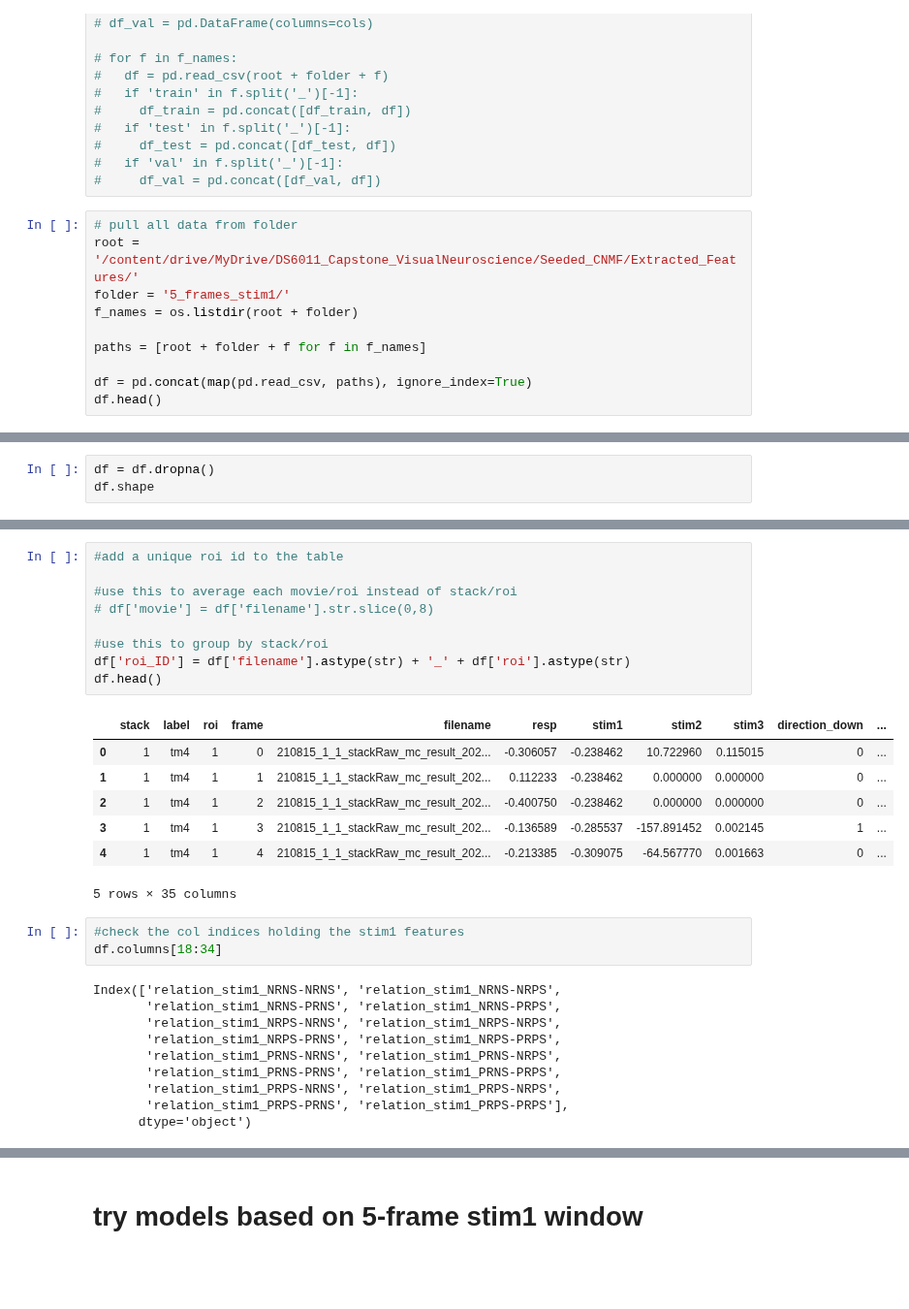
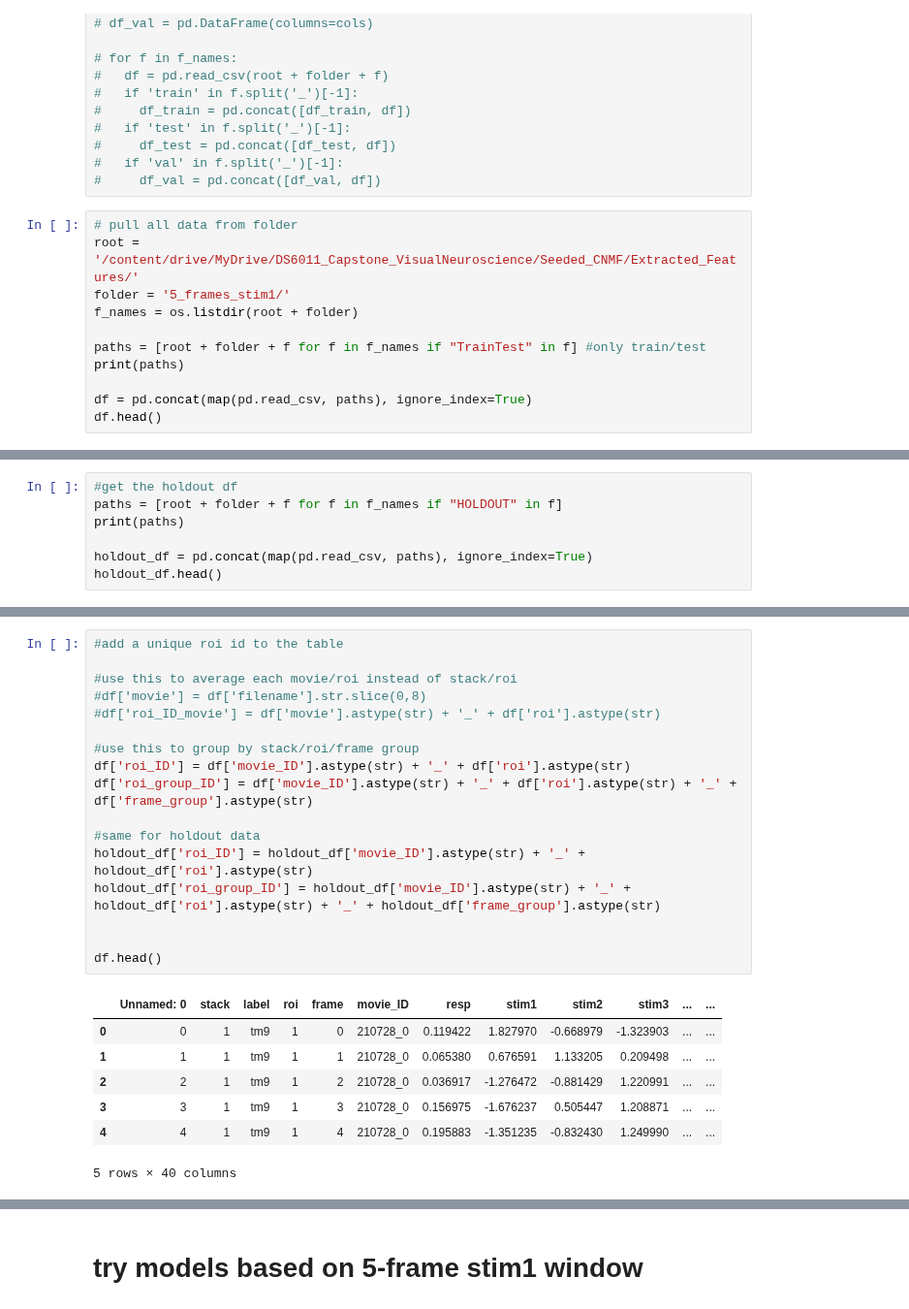
Before and after one commit to laurenneal/capstone-visual-neuroscience, a Jupyter notebook: scikit_test_v2.ipynb, the cells around one changed output, grey strips where cells are left out. Shown at 97% size. Saved outputs shown, nothing was run; the diff lists cells and outputs as text; blank space fills up the shorter version.

```diff
--- a/scikit_test_v2.ipynb
+++ b/scikit_test_v2.ipynb
@@ -58,7 +58,8 @@ root = '/content/drive/MyDrive/DS6011_Capstone_VisualNeuroscience/Seeded_CNMF/Ex
 folder = '5_frames_stim1/'
 f_names = os.listdir(root + folder)
 
-paths = [root + folder + f for f in f_names]
+paths = [root + folder + f for f in f_names if "TrainTest" in f] #only train/test
+print(paths)
 
 df = pd.concat(map(pd.read_csv, paths), ignore_index=True)
 df.head()
@@ -77,3 +74,0 @@ df.shape # 6 million records
-# %%
-df = df.dropna()
-df.shape
@@ -81,0 +75,7 @@ df.shape
+# %%
+#get the holdout df
+paths = [root + folder + f for f in f_names if "HOLDOUT" in f]
+print(paths)
+
+holdout_df = pd.concat(map(pd.read_csv, paths), ignore_index=True)
+holdout_df.head()
@@ -82,30 +105,25 @@ df.shape
 # %%
 #add a unique roi id to the table
 
 #use this to average each movie/roi instead of stack/roi
-# df['movie'] = df['filename'].str.slice(0,8)
+#df['movie'] = df['filename'].str.slice(0,8)
+#df['roi_ID_movie'] = df['movie'].astype(str) + '_' + df['roi'].astype(str)
 
-#use this to group by stack/roi
-df['roi_ID'] = df['filename'].astype(str) + '_' + df['roi'].astype(str)
+#use this to group by stack/roi/frame group
+df['roi_ID'] = df['movie_ID'].astype(str) + '_' + df['roi'].astype(str)
+df['roi_group_ID'] = df['movie_ID'].astype(str) + '_' + df['roi'].astype(str) + '_' + df['frame_group'].astype(str)
+
+#same for holdout data
+holdout_df['roi_ID'] = holdout_df['movie_ID'].astype(str) + '_' + holdout_df['roi'].astype(str)
+holdout_df['roi_group_ID'] = holdout_df['movie_ID'].astype(str) + '_' + holdout_df['roi'].astype(str) + '_' + holdout_df['frame_group'].astype(str)
+
+
 df.head()
 # %% [output]
-|  | stack | label | roi | frame | filename | resp | stim1 | stim2 | stim3 | direction_down | ... |
-| 0 | 1 | tm4 | 1 | 0 | 210815_1_1_stackRaw_mc_result_202... | -0.306057 | -0.238462 | 10.722960 | 0.115015 | 0 | ... |
-| 1 | 1 | tm4 | 1 | 1 | 210815_1_1_stackRaw_mc_result_202... | 0.112233 | -0.238462 | 0.000000 | 0.000000 | 0 | ... |
-| 2 | 1 | tm4 | 1 | 2 | 210815_1_1_stackRaw_mc_result_202... | -0.400750 | -0.238462 | 0.000000 | 0.000000 | 0 | ... |
-| 3 | 1 | tm4 | 1 | 3 | 210815_1_1_stackRaw_mc_result_202... | -0.136589 | -0.285537 | -157.891452 | 0.002145 | 1 | ... |
-| 4 | 1 | tm4 | 1 | 4 | 210815_1_1_stackRaw_mc_result_202... | -0.213385 | -0.309075 | -64.567770 | 0.001663 | 0 | ... |
+|  | Unnamed: 0 | stack | label | roi | frame | movie_ID | resp | stim1 | stim2 | stim3 | ... | ... |
+| 0 | 0 | 1 | tm9 | 1 | 0 | 210728_0 | 0.119422 | 1.827970 | -0.668979 | -1.323903 | ... | ... |
+| 1 | 1 | 1 | tm9 | 1 | 1 | 210728_0 | 0.065380 | 0.676591 | 1.133205 | 0.209498 | ... | ... |
+| 2 | 2 | 1 | tm9 | 1 | 2 | 210728_0 | 0.036917 | -1.276472 | -0.881429 | 1.220991 | ... | ... |
+| 3 | 3 | 1 | tm9 | 1 | 3 | 210728_0 | 0.156975 | -1.676237 | 0.505447 | 1.208871 | ... | ... |
+| 4 | 4 | 1 | tm9 | 1 | 4 | 210728_0 | 0.195883 | -1.351235 | -0.832430 | 1.249990 | ... | ... |
-5 rows × 35 columns
+5 rows × 40 columns
-# %%
-#check the col indices holding the stim1 features
-df.columns[18:34]
-# %% [output]
-Index(['relation_stim1_NRNS-NRNS', 'relation_stim1_NRNS-NRPS',
-       'relation_stim1_NRNS-PRNS', 'relation_stim1_NRNS-PRPS',
-       'relation_stim1_NRPS-NRNS', 'relation_stim1_NRPS-NRPS',
-       'relation_stim1_NRPS-PRNS', 'relation_stim1_NRPS-PRPS',
-       'relation_stim1_PRNS-NRNS', 'relation_stim1_PRNS-NRPS',
-       'relation_stim1_PRNS-PRNS', 'relation_stim1_PRNS-PRPS',
-       'relation_stim1_PRPS-NRNS', 'relation_stim1_PRPS-NRPS',
-       'relation_stim1_PRPS-PRNS', 'relation_stim1_PRPS-PRPS'],
-      dtype='object')
```
Also changed, not shown: parts of 26 cells of this notebook.
